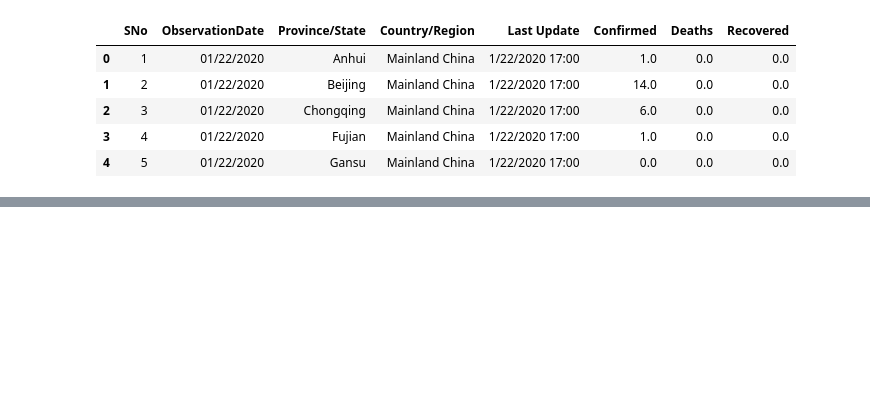
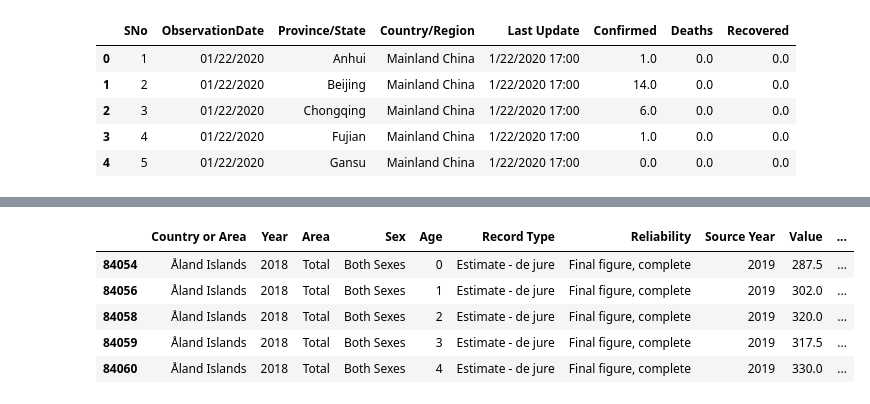
Before and after one commit to natalie-w/coronavirus_website_visualization, a Jupyter notebook: verify_data.ipynb, the cells around one changed output, grey strips where cells are left out. Drawn from its saved outputs; the diff is of its cells as text; code cells hidden in the pictures; blank space fills up the shorter version.

```diff
--- a/verify_data.ipynb
+++ b/verify_data.ipynb
@@ -76,0 +177,11 @@ len(data)
+# %%
+
+demo["Country or Area"] = demo["Country or Area"].replace("Viet Nam", "Vietnam")
+demo["Country or Area"] = demo["Country or Area"].replace("United States of America", "US")
+demo["Country or Area"] = demo["Country or Area"].replace("United Kingdom of Great Britain and Northern Ireland", "United Kingdom")
+demo["Country or Area"] = demo["Country or Area"].replace("Republic of Korea", "South Korea")
+demo["Country or Area"] = demo["Country or Area"].replace("Venezuela (Bolivarian Republic of)", "Venezuela")
+demo["Country or Area"] = demo["Country or Area"].replace('Iran (Islamic Republic of)', 'Iran')
+
+duc = demo["Country or Area"].unique()
+duc.sort()
@@ -76,0 +241,9 @@ len(data)
+# %%
+demo.head()
+# %% [output]
+|  | Country or Area | Year | Area | Sex | Age | Record Type | Reliability | Source Year | Value | ... |
+| 84054 | Åland Islands | 2018 | Total | Both Sexes | 0 | Estimate - de jure | Final figure, complete | 2019 | 287.5 | ... |
+| 84056 | Åland Islands | 2018 | Total | Both Sexes | 1 | Estimate - de jure | Final figure, complete | 2019 | 302.0 | ... |
+| 84058 | Åland Islands | 2018 | Total | Both Sexes | 2 | Estimate - de jure | Final figure, complete | 2019 | 320.0 | ... |
+| 84059 | Åland Islands | 2018 | Total | Both Sexes | 3 | Estimate - de jure | Final figure, complete | 2019 | 317.5 | ... |
+| 84060 | Åland Islands | 2018 | Total | Both Sexes | 4 | Estimate - de jure | Final figure, complete | 2019 | 330.0 | ... |
```
Also changed, not shown: parts of 25 cells of this notebook, 6 other files.
